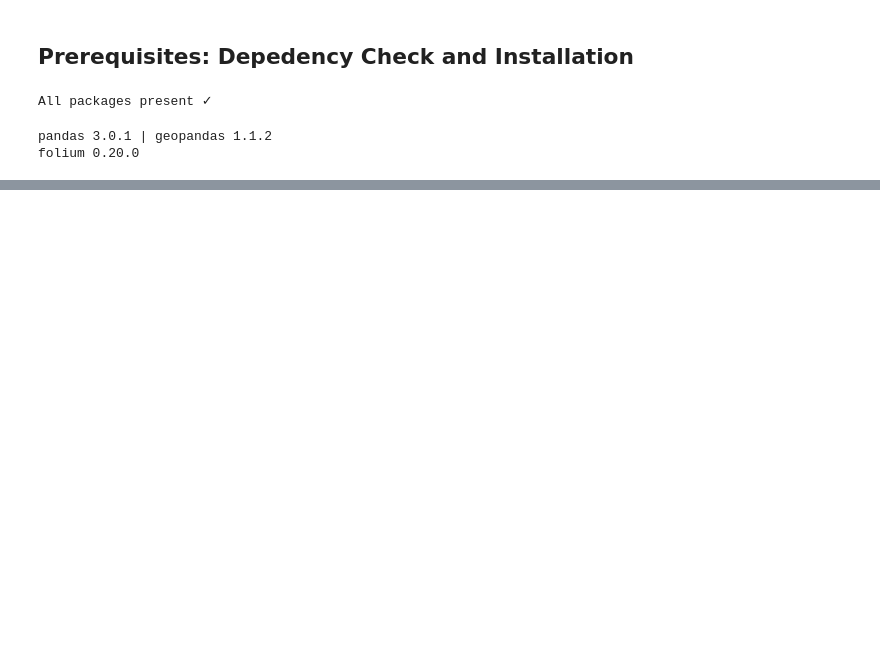
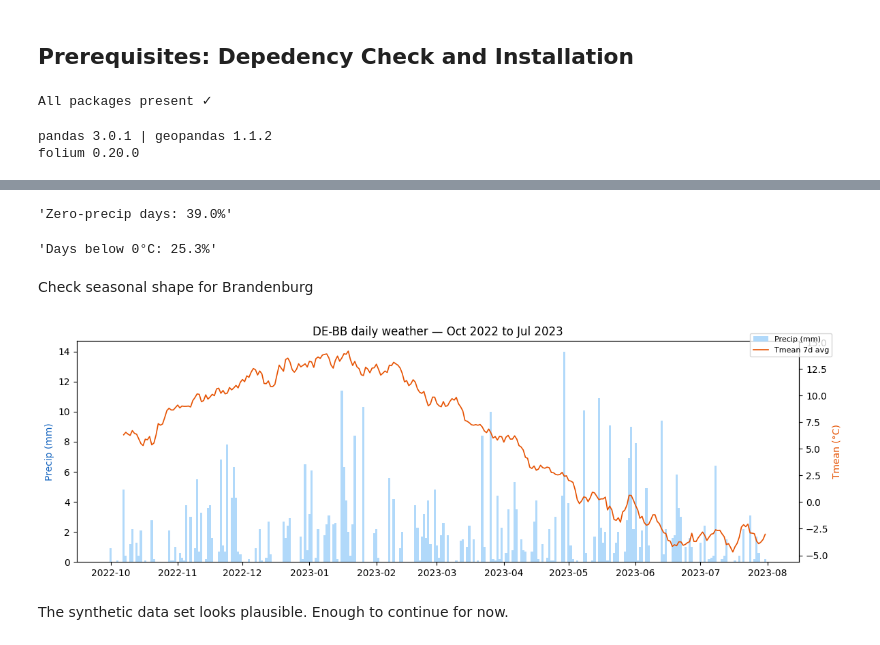
Before and after one commit to zhittsova/agri-weather-yield-drivers, a Jupyter notebook: notebooks/explore-data-sources.ipynb, the cells around one changed output, grey strips where cells are left out. Cells and saved outputs as stored; diff of their text form; code cells hidden in the pictures; blank space fills up the shorter version.

```diff
--- a/notebooks/explore-data-sources.ipynb
+++ b/notebooks/explore-data-sources.ipynb
@@ -56,0 +743,31 @@ folium 0.20.0
+# %%
+f"Zero-precip days: {(demo_daily['precip_mm'] == 0).mean():.1%}"
+# %% [output]
+'Zero-precip days: 39.0%'
+# %%
+f"Days below 0°C: {(demo_daily['tmean_c'] < 0).mean():.1%}"
+# %% [output]
+'Days below 0°C: 25.3%'
+# %% [markdown]
+Check seasonal shape for Brandenburg
+# %%
+bb = demo_daily[demo_daily["region_id"] == "DE-BB"].copy()
+bb["date"] = pd.to_datetime(bb["date"])
+bb = bb.set_index("date").sort_index()
+
+fig, ax1 = plt.subplots(figsize=(12, 4))
+ax1.bar(bb.index, bb["precip_mm"], width=1, color="#90CAF9", alpha=0.7, label="Precip (mm)")
+ax1.set_ylabel("Precip (mm)", color="#1565C0")
+
+ax2 = ax1.twinx()
+ax2.plot(bb.index, bb["tmean_c"].rolling(7).mean(), color="#E65100", linewidth=1.2, label="Tmean 7d avg")
+ax2.set_ylabel("Tmean (°C)", color="#E65100")
+
+ax1.set_title("DE-BB daily weather — Oct 2022 to Jul 2023")
+fig.legend(loc="upper right", bbox_to_anchor=(0.98, 0.95), fontsize=8)
+plt.tight_layout()
+plt.show()
+# %% [output]
+[figure, added]
+# %% [markdown]
+The synthetic data set looks plausible. Enough to continue for now.
```
Also changed, not shown: parts of 79 cells of this notebook.
